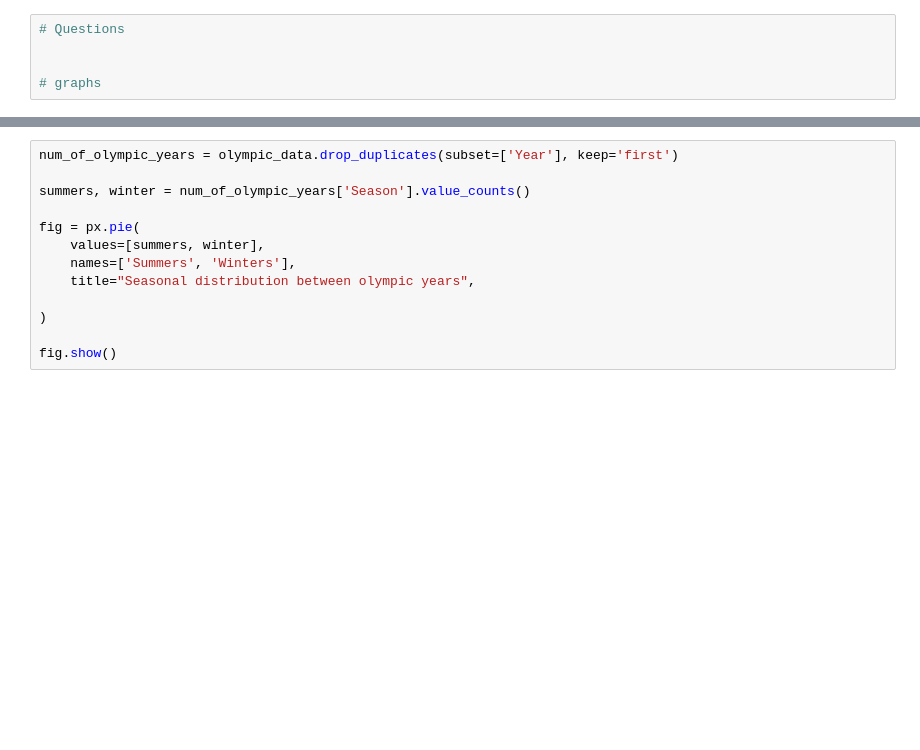
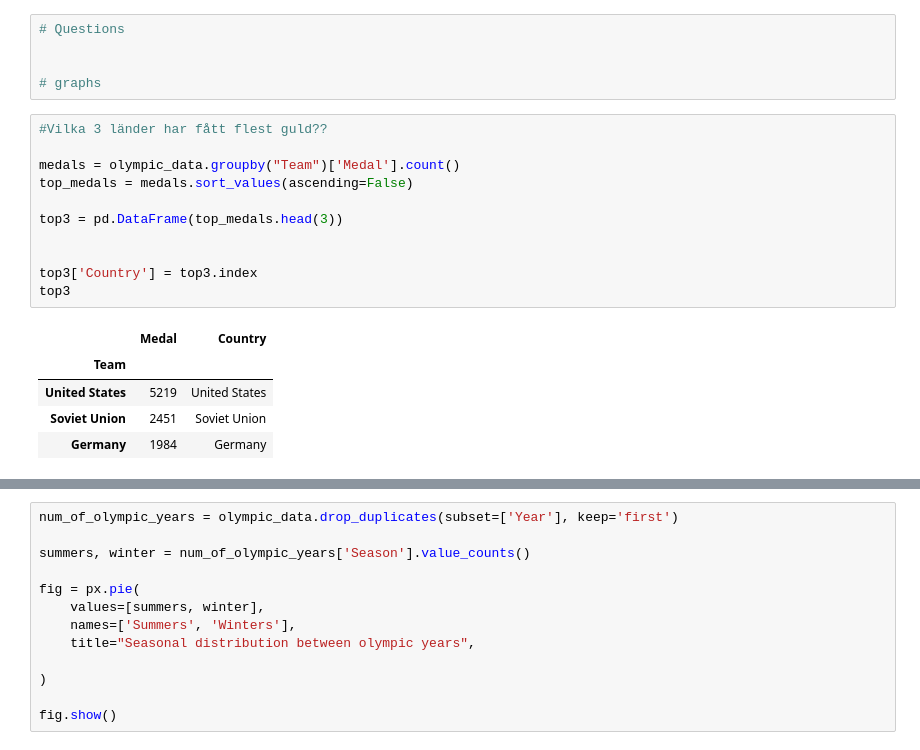
Before and after one commit to smlatic/Dashboard-Olympics-project, a Jupyter notebook: upg0.ipynb, the cells around one changed output, grey strips where cells are left out. Drawn from its saved outputs; the diff is of its cells as text; blank space fills up the shorter version.

Commit message:
added plot about top medal winners

```diff
--- a/upg0.ipynb
+++ b/upg0.ipynb
@@ -76,3 +76,20 @@ Name: Age, dtype: float64
 
 
 # graphs
+# %%
+#Vilka 3 länder har fått flest guld??
+
+medals = olympic_data.groupby("Team")['Medal'].count()
+top_medals = medals.sort_values(ascending=False)
+
+top3 = pd.DataFrame(top_medals.head(3))
+
+
+top3['Country'] = top3.index
+top3
+# %% [output]
+|  | Medal | Country |
+| Team |  |  |
+| United States | 5219 | United States |
+| Soviet Union | 2451 | Soviet Union |
+| Germany | 1984 | Germany |
```
Also changed, not shown: parts of 1 cell of this notebook.
